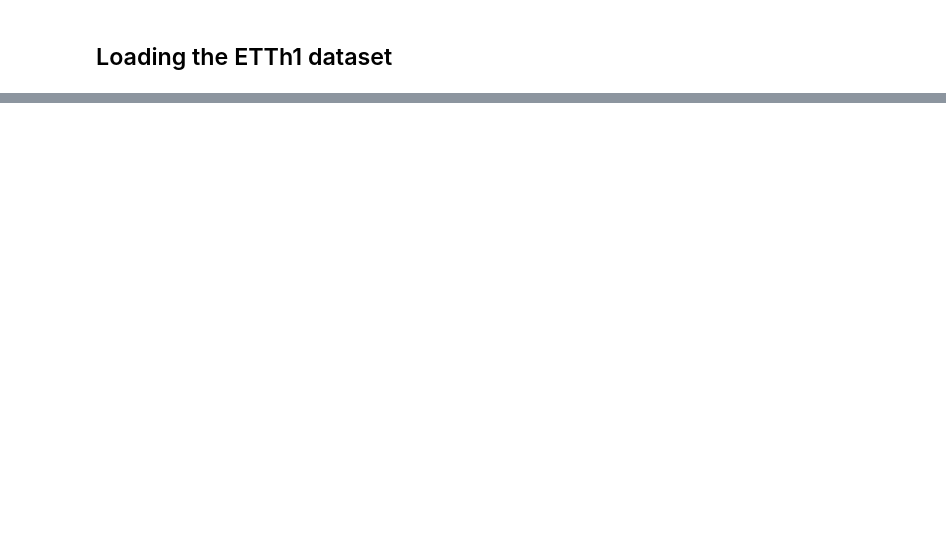
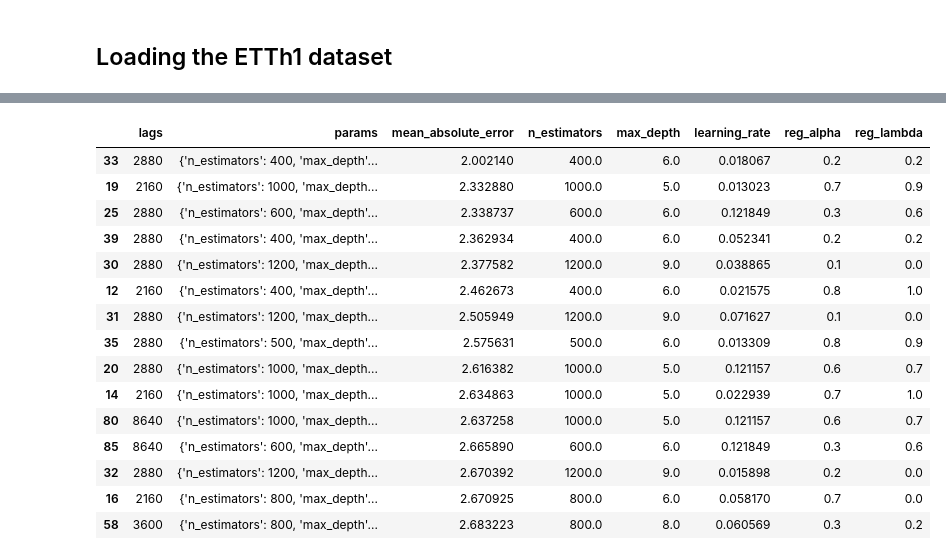
Before and after one commit to khaledbouabdallah/Time-series-DS-project, a Jupyter notebook: XGBoost.ipynb, the cells around one changed output, grey strips where cells are left out. Saved outputs shown, nothing was run; the diff lists cells and outputs as text; code cells hidden in the pictures; blank space fills up the shorter version.

```diff
--- a/XGBoost.ipynb
+++ b/XGBoost.ipynb
@@ -138,0 +222,20 @@ Mean test Absolute Error: 0.48842
+# %%
+results_search['lags'] = results_search['lags'].apply(lambda x: x[-1])
+results_search.head(15)
+# %% [output]
+|  | lags | params | mean_absolute_error | n_estimators | max_depth | learning_rate | reg_alpha | reg_lambda |
+| 33 | 2880 | {'n_estimators': 400, 'max_depth'... | 2.002140 | 400.0 | 6.0 | 0.018067 | 0.2 | 0.2 |
+| 19 | 2160 | {'n_estimators': 1000, 'max_depth... | 2.332880 | 1000.0 | 5.0 | 0.013023 | 0.7 | 0.9 |
+| 25 | 2880 | {'n_estimators': 600, 'max_depth'... | 2.338737 | 600.0 | 6.0 | 0.121849 | 0.3 | 0.6 |
+| 39 | 2880 | {'n_estimators': 400, 'max_depth'... | 2.362934 | 400.0 | 6.0 | 0.052341 | 0.2 | 0.2 |
+| 30 | 2880 | {'n_estimators': 1200, 'max_depth... | 2.377582 | 1200.0 | 9.0 | 0.038865 | 0.1 | 0.0 |
+| 12 | 2160 | {'n_estimators': 400, 'max_depth'... | 2.462673 | 400.0 | 6.0 | 0.021575 | 0.8 | 1.0 |
+| 31 | 2880 | {'n_estimators': 1200, 'max_depth... | 2.505949 | 1200.0 | 9.0 | 0.071627 | 0.1 | 0.0 |
+| 35 | 2880 | {'n_estimators': 500, 'max_depth'... | 2.575631 | 500.0 | 6.0 | 0.013309 | 0.8 | 0.9 |
+| 20 | 2880 | {'n_estimators': 1000, 'max_depth... | 2.616382 | 1000.0 | 5.0 | 0.121157 | 0.6 | 0.7 |
+| 14 | 2160 | {'n_estimators': 1000, 'max_depth... | 2.634863 | 1000.0 | 5.0 | 0.022939 | 0.7 | 1.0 |
+| 80 | 8640 | {'n_estimators': 1000, 'max_depth... | 2.637258 | 1000.0 | 5.0 | 0.121157 | 0.6 | 0.7 |
+| 85 | 8640 | {'n_estimators': 600, 'max_depth'... | 2.665890 | 600.0 | 6.0 | 0.121849 | 0.3 | 0.6 |
+| 32 | 2880 | {'n_estimators': 1200, 'max_depth... | 2.670392 | 1200.0 | 9.0 | 0.015898 | 0.2 | 0.0 |
+| 16 | 2160 | {'n_estimators': 800, 'max_depth'... | 2.670925 | 800.0 | 6.0 | 0.058170 | 0.7 | 0.0 |
+| 58 | 3600 | {'n_estimators': 800, 'max_depth'... | 2.683223 | 800.0 | 8.0 | 0.060569 | 0.3 | 0.2 |
```
Also changed, not shown: parts of 47 cells of this notebook, 5 other files.
